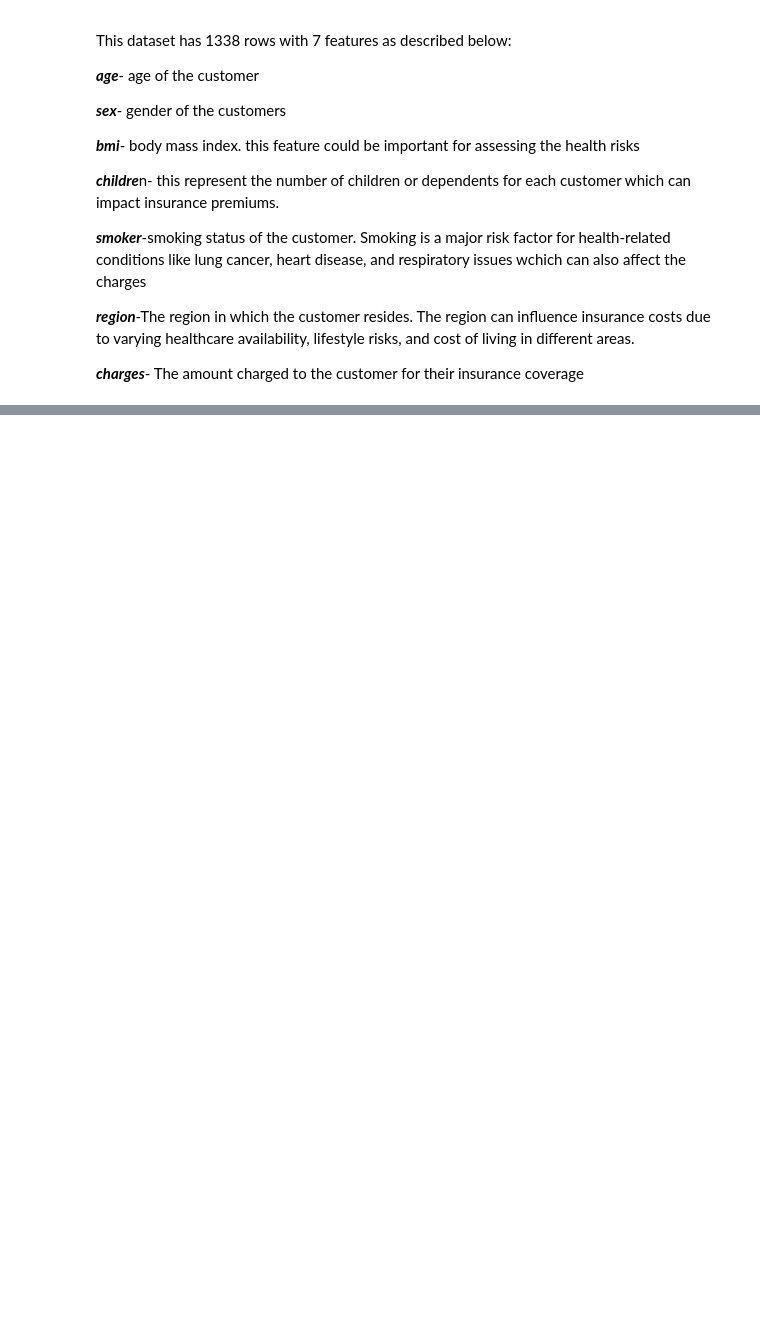
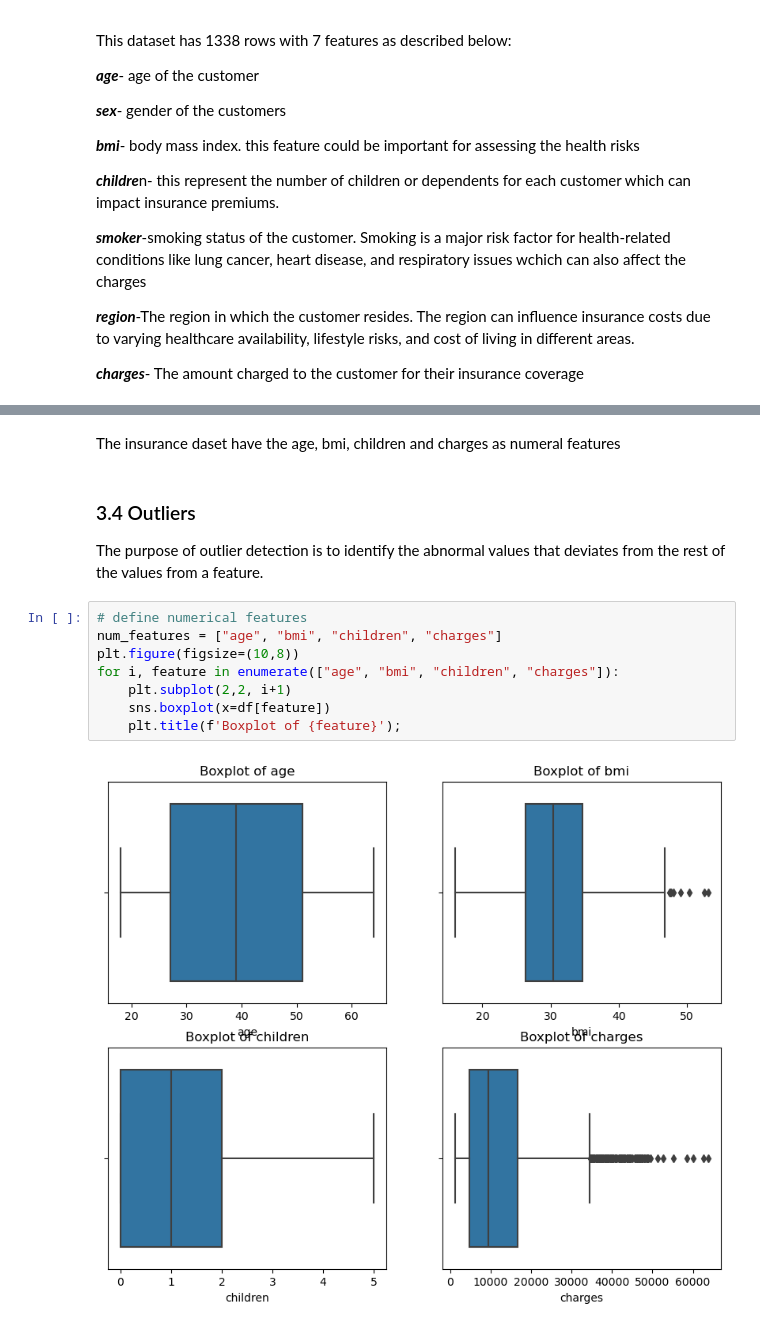
Before and after one commit to James-Kosgei/Phase-4-Project-, a Jupyter notebook: idex.ipynb, the cells around one changed output, grey strips where cells are left out. Saved outputs shown, nothing was run; the diff lists cells and outputs as text; blank space fills up the shorter version.

```diff
--- a/idex.ipynb
+++ b/idex.ipynb
@@ -74,0 +146,15 @@ dtype: int64
+# %% [markdown]
+The insurance daset have the age, bmi, children and charges as numeral features
+# %% [markdown]
+### 3.4 Outliers
+The purpose of outlier detection is to identify the abnormal values that deviates from the rest of the values from a feature.
+# %%
+# define numerical features
+num_features = ["age", "bmi", "children", "charges"]
+plt.figure(figsize=(10,8))
+for i, feature in enumerate(["age", "bmi", "children", "charges"]):
+    plt.subplot(2,2, i+1)
+    sns.boxplot(x=df[feature])
+    plt.title(f'Boxplot of {feature}');
+# %% [output]
+[figure, added]
```
Also changed, not shown: parts of 29 cells of this notebook.
